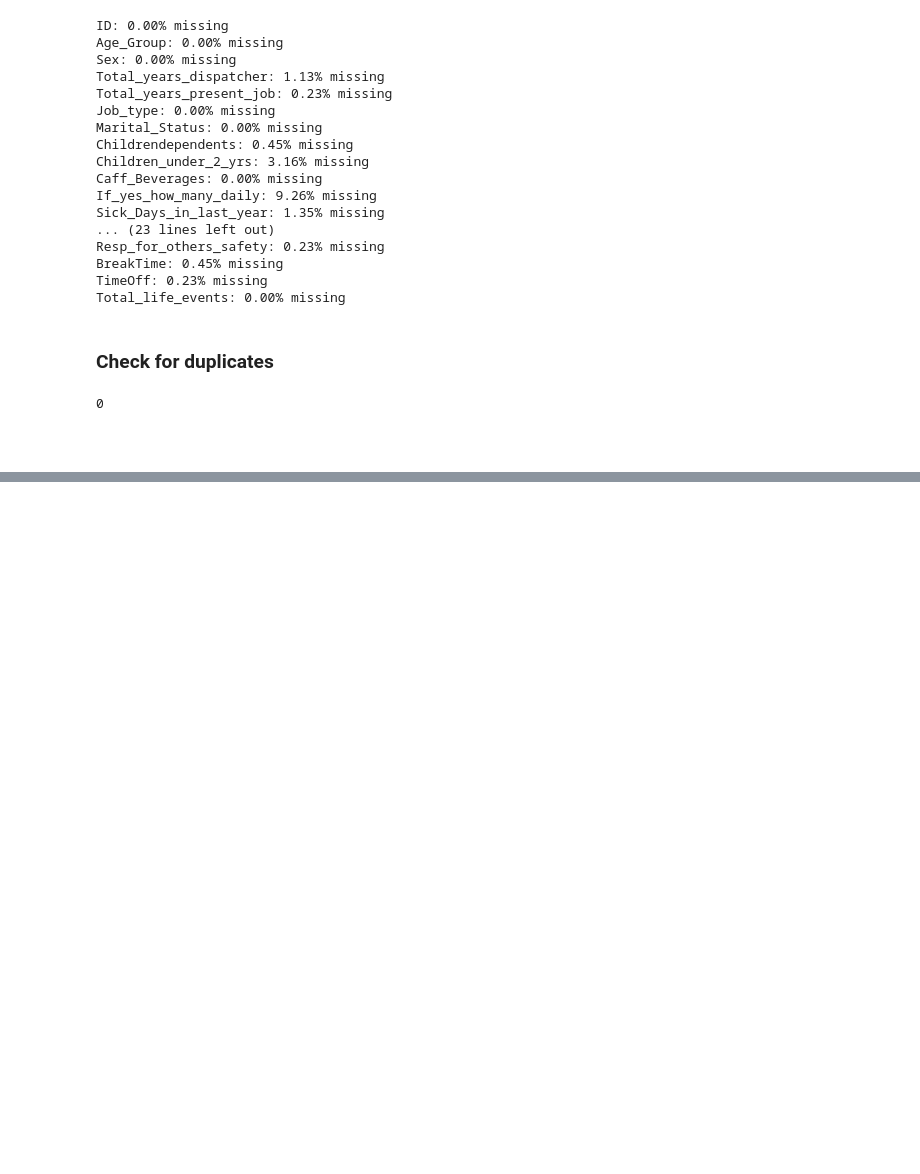
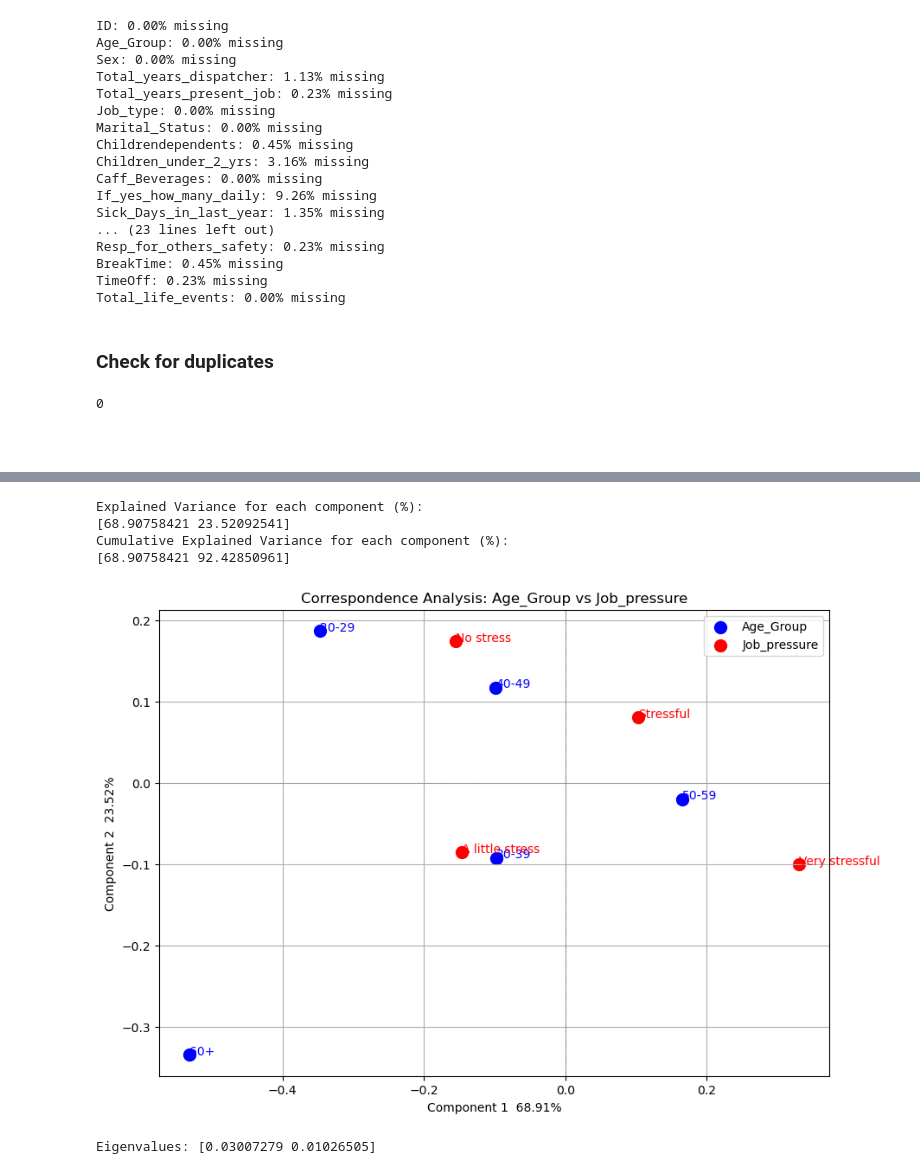
Before and after one commit to Nippe92/datareduction-task, a Jupyter notebook: railroad.ipynb, the cells around one changed output, grey strips where cells are left out. Saved outputs shown, nothing was run; the diff lists cells and outputs as text; code cells hidden in the pictures; blank space fills up the shorter version.

Commit message:
Complete CA on Age Groups vs Job pressure

```diff
--- a/railroad.ipynb
+++ b/railroad.ipynb
@@ -298,0 +332,75 @@ print(dupes)
+# %%
+import pandas as pd
+import matplotlib.pyplot as plt
+import prince
+
+# Step 1: Create the contingency table
+contingency_table = pd.crosstab(railroad_df['Age_Group'], railroad_df['Job_pressure'])
+
+# Step 2: Initialize and fit the CA model
+ca = prince.CA(n_components=2, n_iter=10)
+ca = ca.fit(contingency_table)
+
+# Step 3: Get row and column coordinates
+row_coordinates = ca.row_coordinates(contingency_table)
+column_coordinates = ca.column_coordinates(contingency_table)
+
+# Step 4: Define custom labels
+age_group_labels = {
+    1: '20-29',
+    2: '30-39',
+    3: '40-49',
+    4: '50-59',
+    5: '60+'
+}
+
+job_pressure_labels = {
+    1: 'No stress',
+    2: 'A little stress',
+    3: 'Stressful',
+    4: 'Very stressful'
+}
+
+# Step 5: Plot the CA results
+plt.figure(figsize=(10, 7))
+plt.scatter(row_coordinates[0], row_coordinates[1], label='Age_Group', c='blue', s=100)
+plt.scatter(column_coordinates[0], column_coordinates[1], label='Job_pressure', c='red', s=100)
+
+# Annotate Age Groups
+for i, txt in enumerate(contingency_table.index):
+    age_label = age_group_labels.get(txt, f'Age {txt}')
+    plt.annotate(age_label, (row_coordinates.iloc[i, 0], row_coordinates.iloc[i, 1]), color='blue')
+
+# Annotate Job Pressure
+for i, txt in enumerate(contingency_table.columns):
+    pressure_label = job_pressure_labels.get(txt, f'Pressure {txt}')
+    plt.annotate(pressure_label, (column_coordinates.iloc[i, 0], column_coordinates.iloc[i, 1]), color='red')
+
+# Include explained variance for each component
+explained_variance = ca.percentage_of_variance_
+cumulative_explained_variance = ca.cumulative_percentage_of_variance_
+
+print("Explained Variance for each component (%): ")
+print(explained_variance)
+print("Cumulative Explained Variance for each component (%): ")
+print(cumulative_explained_variance)
+
+# Axis and grid
+plt.axhline(0, color='gray', linestyle='--', linewidth=0.5)
+plt.axvline(0, color='gray', linestyle='--', linewidth=0.5)
+plt.xlabel(f'Component 1 {explained_variance[0]: .2f}%')
+plt.ylabel(f'Component 2 {explained_variance[1]: .2f}%')
+plt.title('Correspondence Analysis: Age_Group vs Job_pressure')
+plt.legend()
+plt.grid(True)
+plt.show()
+
+# Optional: Check explained variance
+print("Eigenvalues:", ca.eigenvalues_)
+# %% [output]
+Explained Variance for each component (%):
+[68.90758421 23.52092541]
+Cumulative Explained Variance for each component (%):
+[68.90758421 92.42850961]
+[figure, added]
+Eigenvalues: [0.03007279 0.01026505]
```
Also changed, not shown: parts of 6 cells of this notebook.
